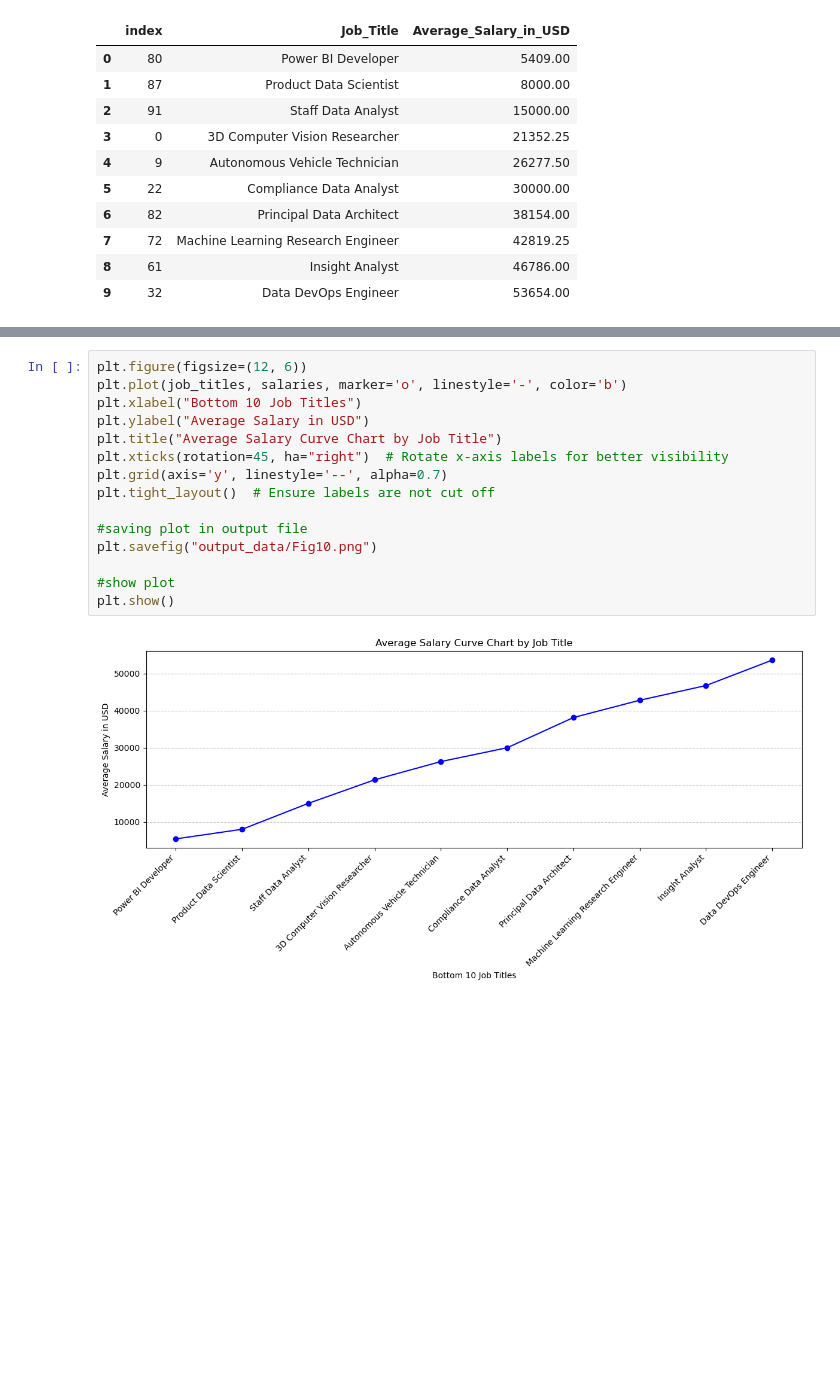
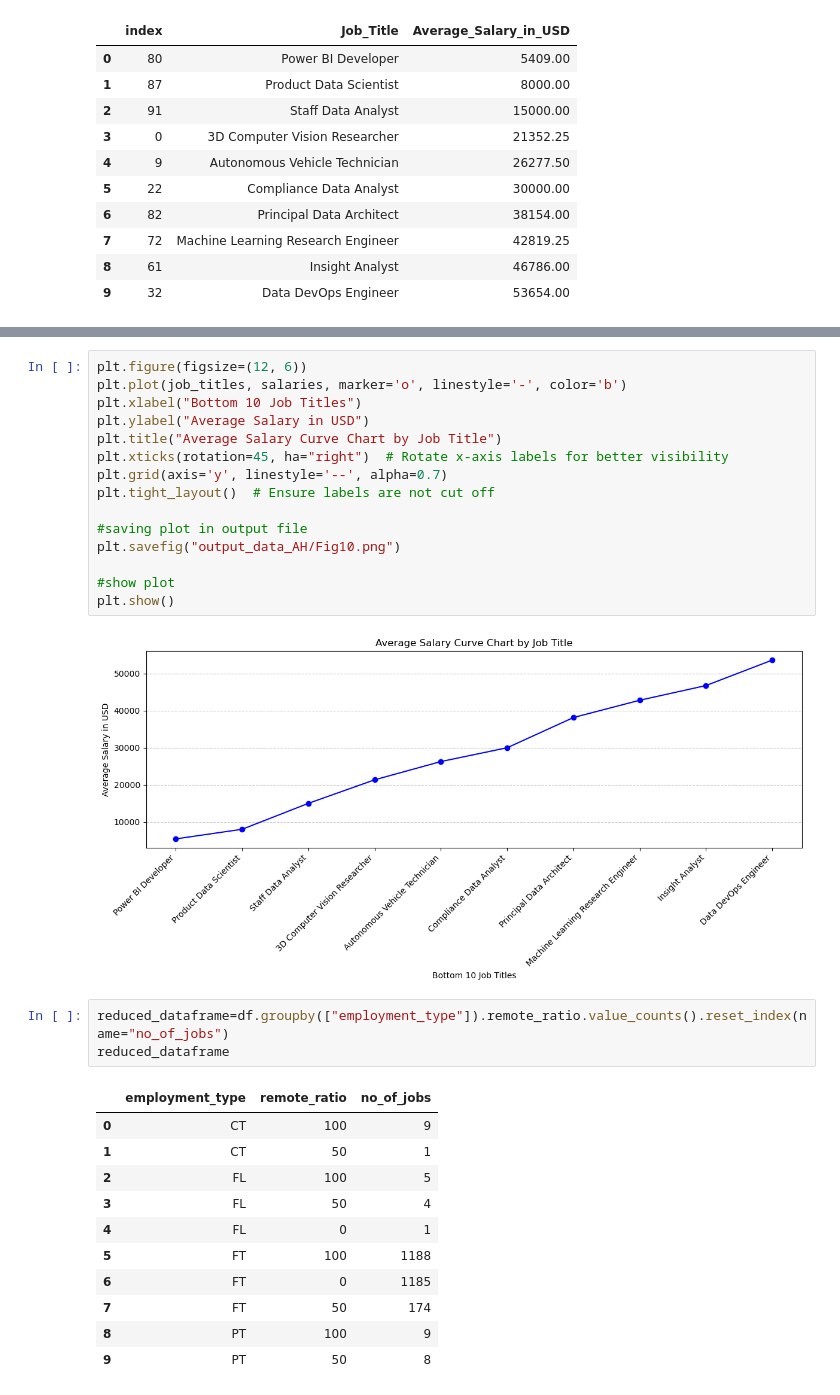
Before and after one commit to garimac12/project_acai, a Jupyter notebook: Project_AH.ipynb, the cells around one changed output, grey strips where cells are left out. Saved outputs shown, nothing was run; the diff lists cells and outputs as text; blank space fills up the shorter version.

```diff
--- a/Project_AH.ipynb
+++ b/Project_AH.ipynb
@@ -541,9 +540,24 @@ plt.grid(axis='y', linestyle='--', alpha=0.7)
 plt.tight_layout()  # Ensure labels are not cut off
 
 #saving plot in output file
-plt.savefig("output_data/Fig10.png")
+plt.savefig("output_data_AH/Fig10.png")
 
 #show plot
 plt.show()
 # %% [output]
 [figure]
+# %%
+reduced_dataframe=df.groupby(["employment_type"]).remote_ratio.value_counts().reset_index(name="no_of_jobs")
+reduced_dataframe
+# %% [output]
+|  | employment_type | remote_ratio | no_of_jobs |
+| 0 | CT | 100 | 9 |
+| 1 | CT | 50 | 1 |
+| 2 | FL | 100 | 5 |
+| 3 | FL | 50 | 4 |
+| 4 | FL | 0 | 1 |
+| 5 | FT | 100 | 1188 |
+| 6 | FT | 0 | 1185 |
+| 7 | FT | 50 | 174 |
+| 8 | PT | 100 | 9 |
+| 9 | PT | 50 | 8 |
```
Also changed, not shown: parts of 13 cells of this notebook, 4 other files.
